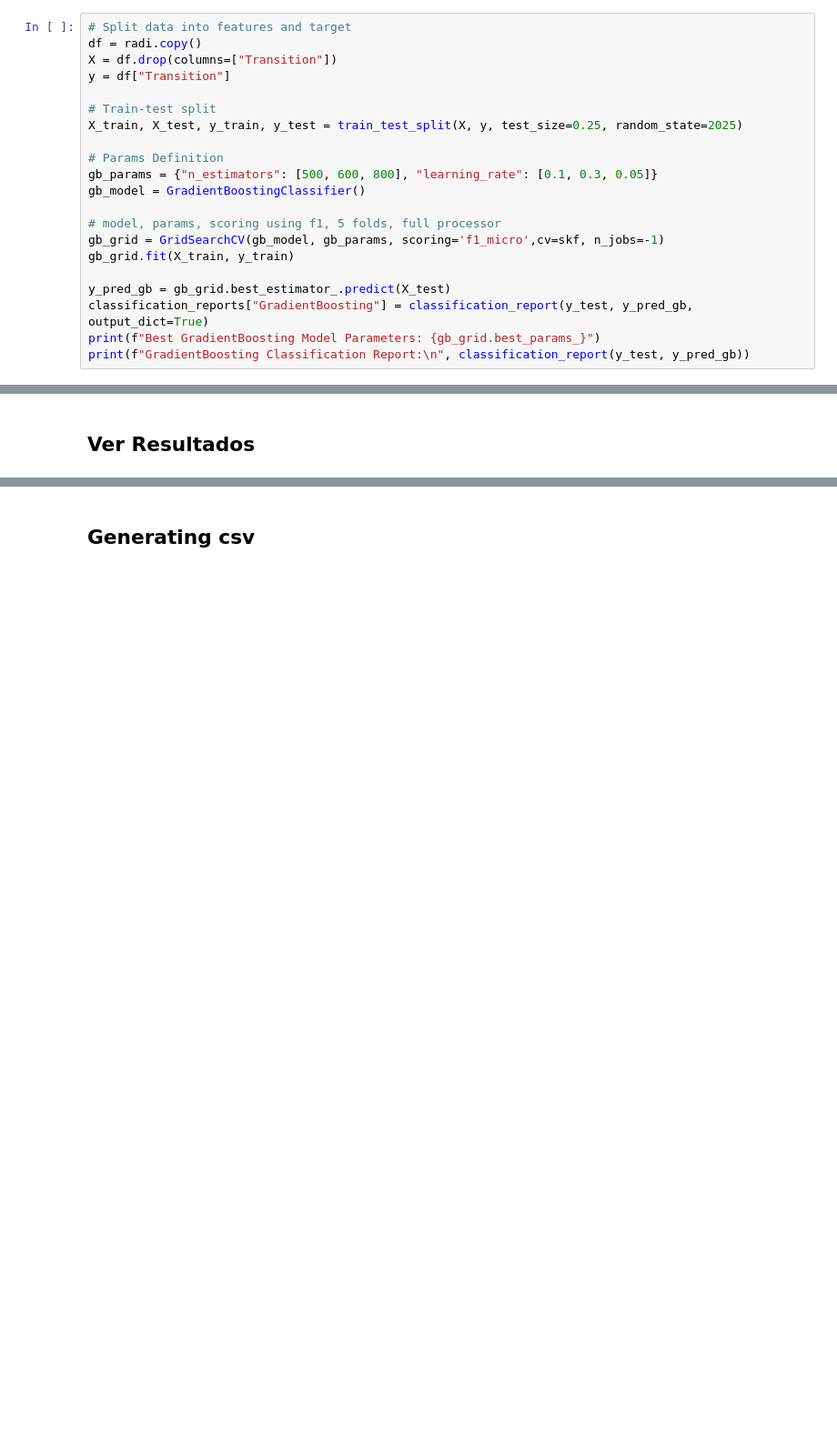
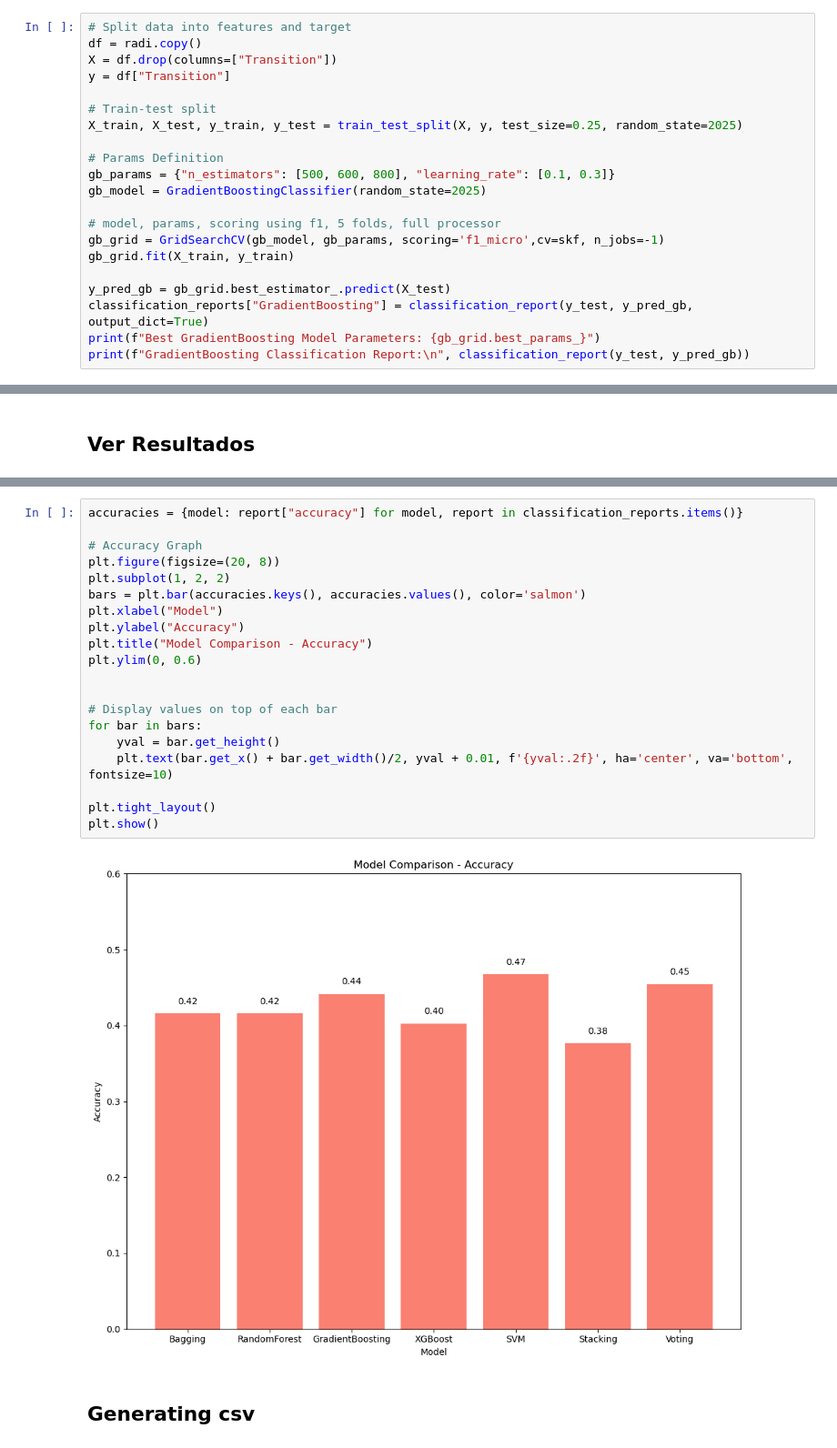
Before and after one commit to NunoRodriguess/Projeto-DAA, a Jupyter notebook: EnsemblersBoosters.ipynb, the cells around one changed output, grey strips where cells are left out. Shown: that part at 91% size. Cells and saved outputs as stored; diff of their text form; blank space fills up the shorter version.

```diff
--- a/EnsemblersBoosters.ipynb
+++ b/EnsemblersBoosters.ipynb
@@ -122,8 +122,8 @@ y = df["Transition"]
 X_train, X_test, y_train, y_test = train_test_split(X, y, test_size=0.25, random_state=2025)
 
 # Params Definition
-gb_params = {"n_estimators": [500, 600, 800], "learning_rate": [0.1, 0.3, 0.05]}
-gb_model = GradientBoostingClassifier()
+gb_params = {"n_estimators": [500, 600, 800], "learning_rate": [0.1, 0.3]}
+gb_model = GradientBoostingClassifier(random_state=2025)
 
 # model, params, scoring using f1, 5 folds, full processor
 gb_grid = GridSearchCV(gb_model, gb_params, scoring='f1_micro',cv=skf, n_jobs=-1)
@@ -199,3 +341,25 @@ plt.show()
+# %%
+accuracies = {model: report["accuracy"] for model, report in classification_reports.items()}
+
+# Accuracy Graph
+plt.figure(figsize=(20, 8))
+plt.subplot(1, 2, 2)
+bars = plt.bar(accuracies.keys(), accuracies.values(), color='salmon')
+plt.xlabel("Model")
+plt.ylabel("Accuracy")
+plt.title("Model Comparison - Accuracy")
+plt.ylim(0, 0.6)
+
+
+# Display values on top of each bar
+for bar in bars:
+    yval = bar.get_height()
+    plt.text(bar.get_x() + bar.get_width()/2, yval + 0.01, f'{yval:.2f}', ha='center', va='bottom', fontsize=10)
+
+plt.tight_layout()
+plt.show()
+# %% [output]
+[figure, added]
 # %% [markdown]
 ## Generating csv
 # %%
```
Also changed, not shown: parts of 11 cells of this notebook.
